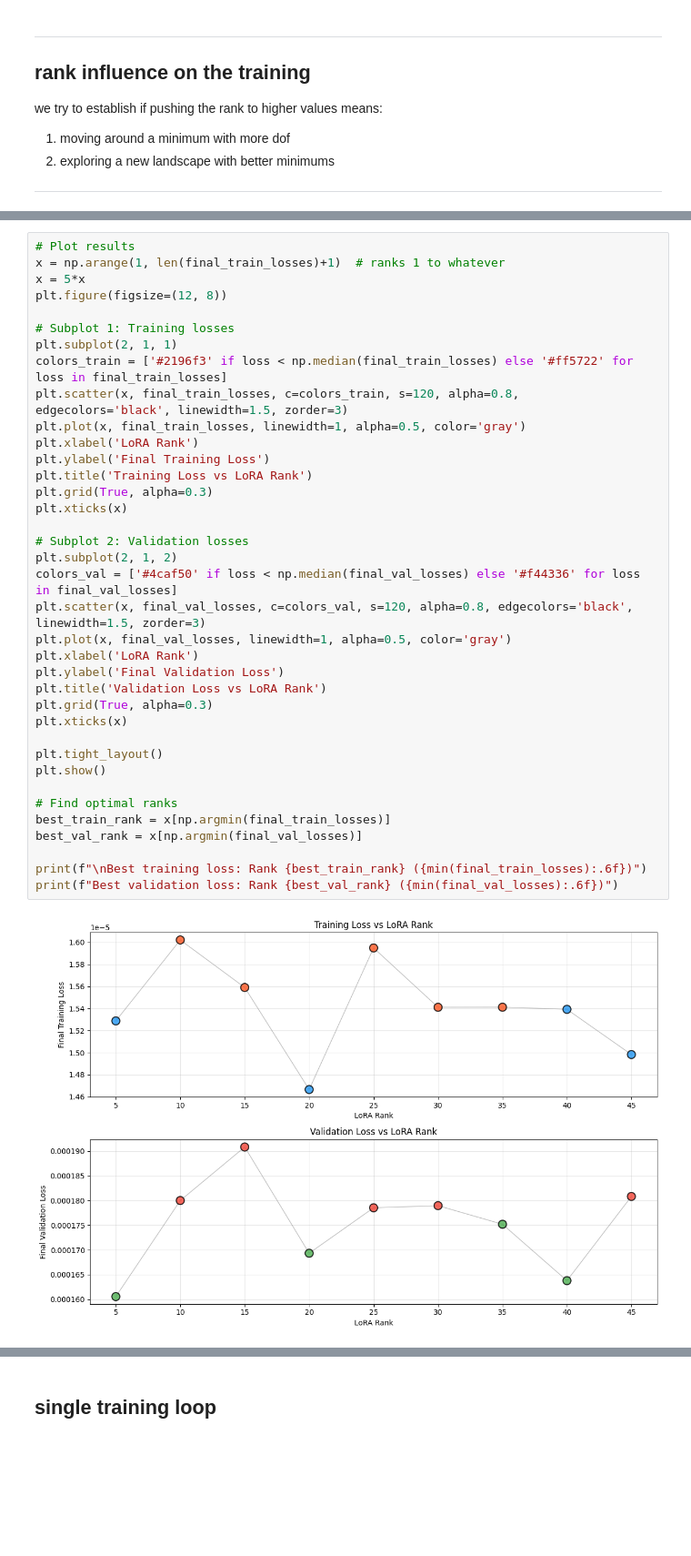
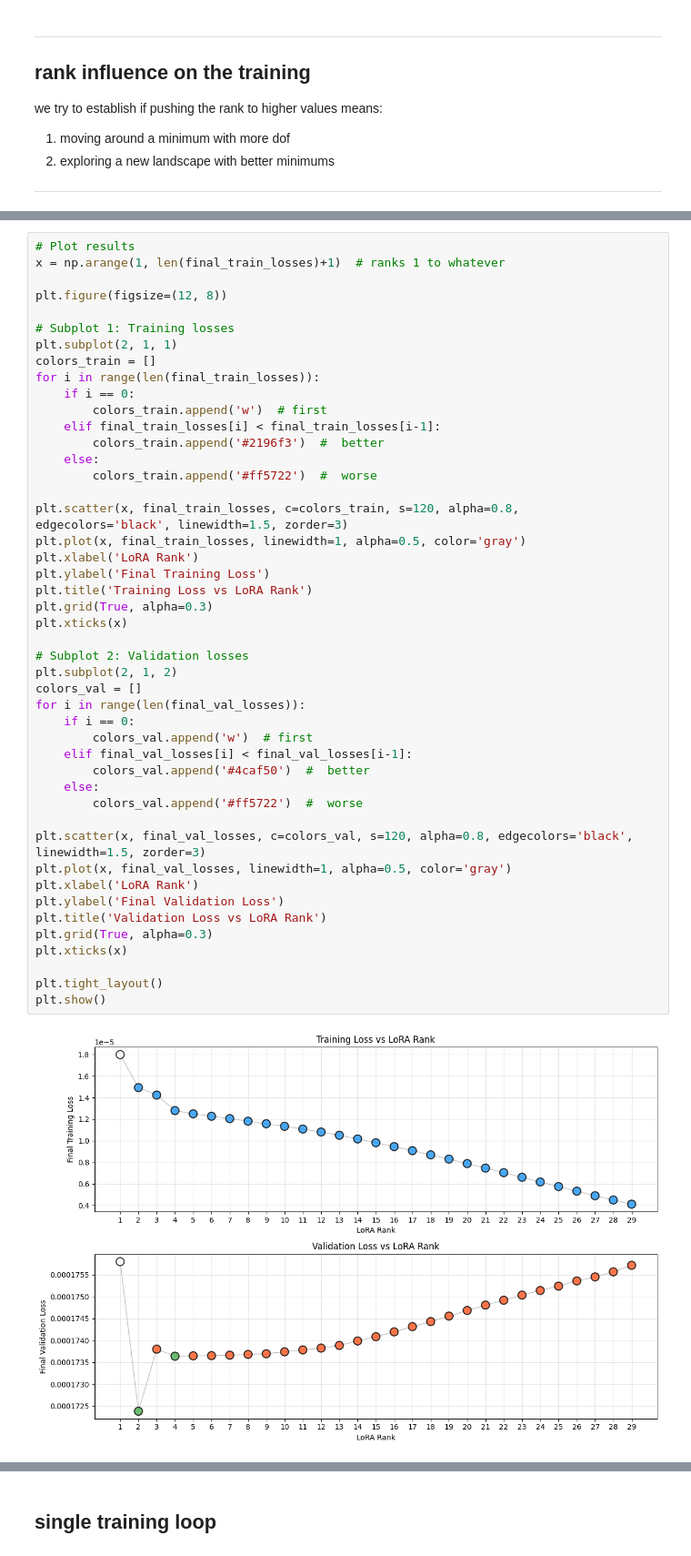
Before and after one commit to MikiPenguin/test, a Jupyter notebook: CsSnI3_AML_Project.ipynb, the cells around one changed output, grey strips where cells are left out. Shown at 91% size. Cells and saved outputs as stored; diff of their text form; blank space fills up the shorter version.

```diff
--- a/CsSnI3_AML_Project.ipynb
+++ b/CsSnI3_AML_Project.ipynb
@@ -1446,39 +1642,48 @@ All training completed!
 # %%
 # Plot results
 x = np.arange(1, len(final_train_losses)+1)  # ranks 1 to whatever
-x = 5*x
+
 plt.figure(figsize=(12, 8))
 
 # Subplot 1: Training losses
 plt.subplot(2, 1, 1)
-colors_train = ['#2196f3' if loss < np.median(final_train_losses) else '#ff5722' for loss in final_train_losses]
+colors_train = []
+for i in range(len(final_train_losses)):
+    if i == 0:
+        colors_train.append('w')  # first
+    elif final_train_losses[i] < final_train_losses[i-1]:
+        colors_train.append('#2196f3')  #  better
+    else:
+        colors_train.append('#ff5722')  #  worse
+
 plt.scatter(x, final_train_losses, c=colors_train, s=120, alpha=0.8, edgecolors='black', linewidth=1.5, zorder=3)
 plt.plot(x, final_train_losses, linewidth=1, alpha=0.5, color='gray')
 plt.xlabel('LoRA Rank')
 plt.ylabel('Final Training Loss')
 plt.title('Training Loss vs LoRA Rank')
 plt.grid(True, alpha=0.3)
 plt.xticks(x)
 
 # Subplot 2: Validation losses
 plt.subplot(2, 1, 2)
-colors_val = ['#4caf50' if loss < np.median(final_val_losses) else '#f44336' for loss in final_val_losses]
+colors_val = []
+for i in range(len(final_val_losses)):
+    if i == 0:
+        colors_val.append('w')  # first
+    elif final_val_losses[i] < final_val_losses[i-1]:
+        colors_val.append('#4caf50')  #  better
+    else:
+        colors_val.append('#ff5722')  #  worse
+
 plt.scatter(x, final_val_losses, c=colors_val, s=120, alpha=0.8, edgecolors='black', linewidth=1.5, zorder=3)
 plt.plot(x, final_val_losses, linewidth=1, alpha=0.5, color='gray')
 plt.xlabel('LoRA Rank')
 plt.ylabel('Final Validation Loss')
 plt.title('Validation Loss vs LoRA Rank')
 plt.grid(True, alpha=0.3)
 plt.xticks(x)
 
 plt.tight_layout()
 plt.show()
-
-# Find optimal ranks
-best_train_rank = x[np.argmin(final_train_losses)]
-best_val_rank = x[np.argmin(final_val_losses)]
-
-print(f"\nBest training loss: Rank {best_train_rank} ({min(final_train_losses):.6f})")
-print(f"Best validation loss: Rank {best_val_rank} ({min(final_val_losses):.6f})")
 # %% [output]
-[figure, old version]
+[figure, new version]
```
Also changed, not shown: parts of 46 cells of this notebook.
